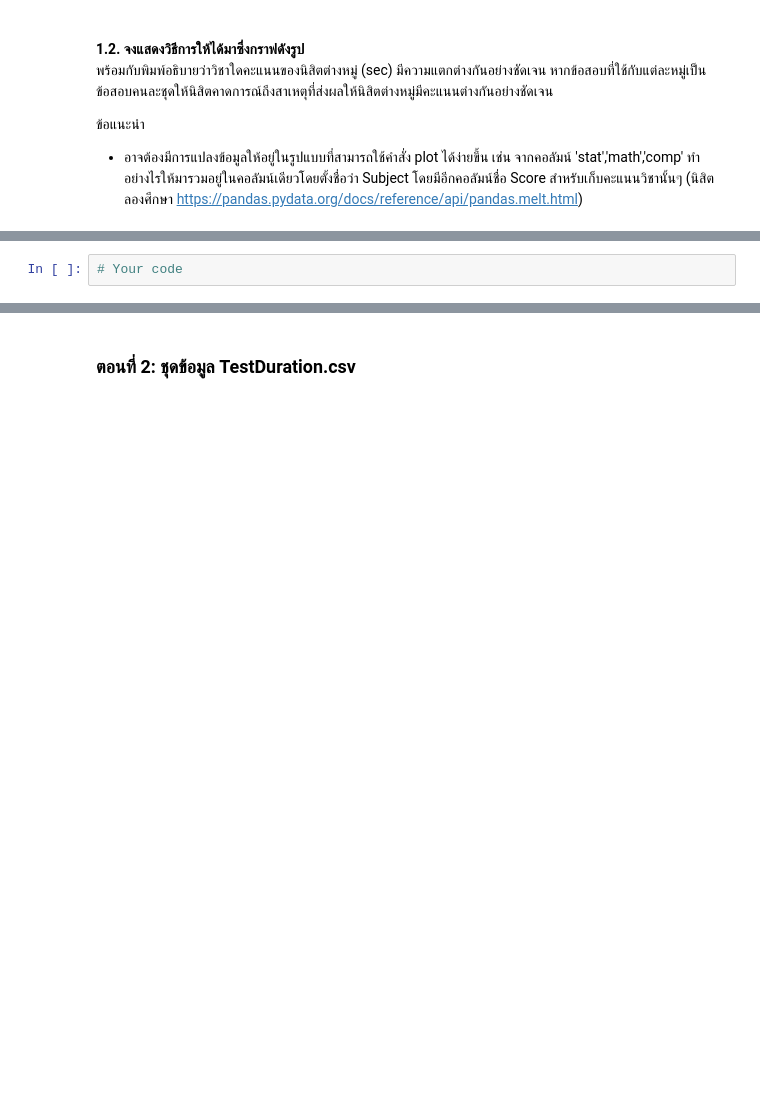
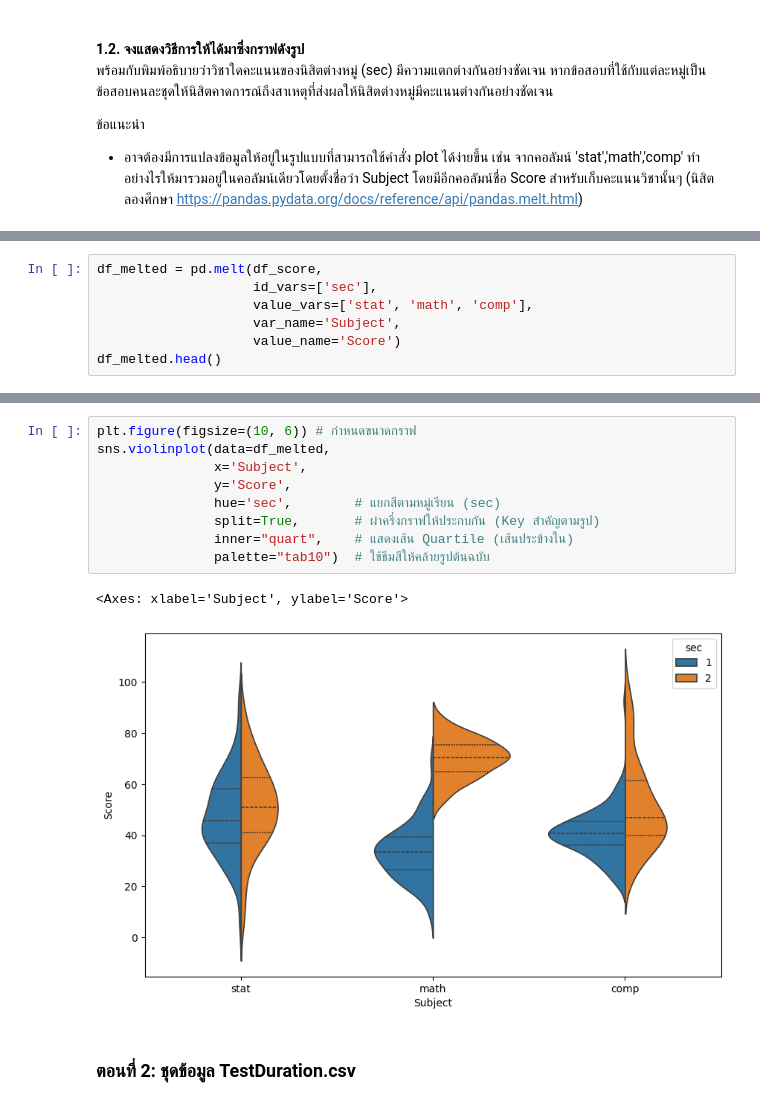
Before and after one commit to amornpan/pstat, a Jupyter notebook: 2025-12-27/exercise3-g6817400261.ipynb, the cells around one changed output, grey strips where cells are left out. Cells and saved outputs as stored; diff of their text form; blank space fills up the shorter version.

```diff
--- a/2025-12-27/exercise3-g5817400261.ipynb
+++ b/2025-12-27/exercise3-g6817400261.ipynb
@@ -49,4 +49,9 @@ g = sns.jointplot(data=df_score,
 # %% [markdown]
 ![](https://raw.githubusercontent.com/ThammakornS/ProgStat/main/dataset/ex4_plot2.svg)
 # %%
-# Your code
+df_melted = pd.melt(df_score,
+                    id_vars=['sec'],
+                    value_vars=['stat', 'math', 'comp'],
+                    var_name='Subject',
+                    value_name='Score')
+df_melted.head()
@@ -53,3 +65,15 @@ g = sns.jointplot(data=df_score,
+# %%
+plt.figure(figsize=(10, 6)) # กำหนดขนาดกราฟ
+sns.violinplot(data=df_melted,
+               x='Subject',
+               y='Score',
+               hue='sec',        # แยกสีตามหมู่เรียน (sec)
+               split=True,       # ผ่าครึ่งกราฟให้ประกบกัน (Key สำคัญตามรูป)
+               inner="quart",    # แสดงเส้น Quartile (เส้นประข้างใน)
+               palette="tab10")  # ใช้ธีมสีให้คล้ายรูปต้นฉบับ
+# %% [output]
+<Axes: xlabel='Subject', ylabel='Score'>
+[figure, added]
 # %% [markdown]
 ####
 ### ตอนที่ 2: ชุดข้อมูล TestDuration.csv
```
Also changed, not shown: parts of 5 cells of this notebook.
